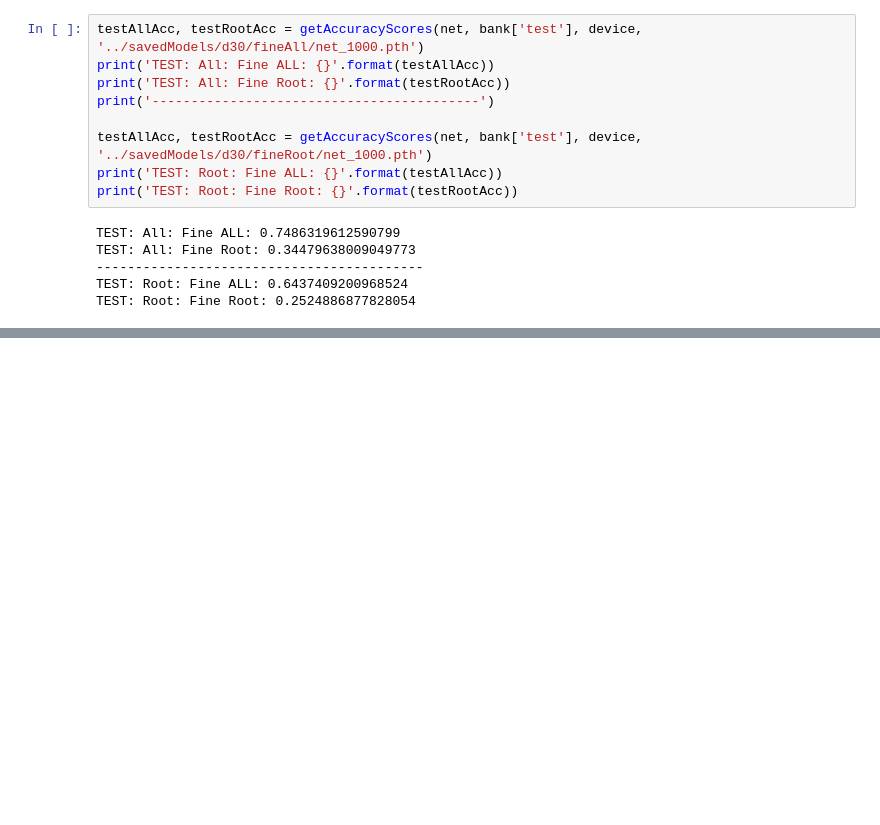
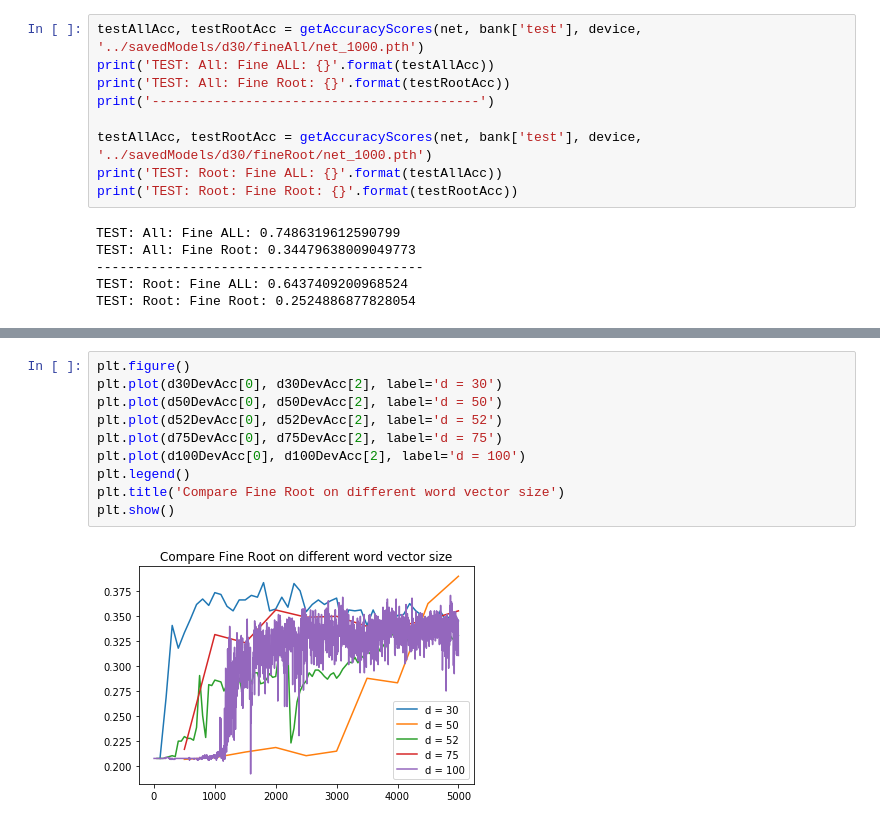
Before and after one commit to JuanPedroGHM/nnPrakSentiment, a Jupyter notebook: notebooks/Plots.ipynb, the cells around one changed output, grey strips where cells are left out. Drawn from its saved outputs; the diff is of its cells as text; blank space fills up the shorter version.

```diff
--- a/notebooks/Plots.ipynb
+++ b/notebooks/Plots.ipynb
@@ -113,0 +99,12 @@ TEST: Root: Fine Root: 0.2524886877828054
+# %%
+plt.figure()
+plt.plot(d30DevAcc[0], d30DevAcc[2], label='d = 30')
+plt.plot(d50DevAcc[0], d50DevAcc[2], label='d = 50')
+plt.plot(d52DevAcc[0], d52DevAcc[2], label='d = 52')
+plt.plot(d75DevAcc[0], d75DevAcc[2], label='d = 75')
+plt.plot(d100DevAcc[0], d100DevAcc[2], label='d = 100')
+plt.legend()
+plt.title('Compare Fine Root on different word vector size')
+plt.show()
+# %% [output]
+[figure, added]
```
Also changed, not shown: parts of 6 cells of this notebook, 21 other files.
